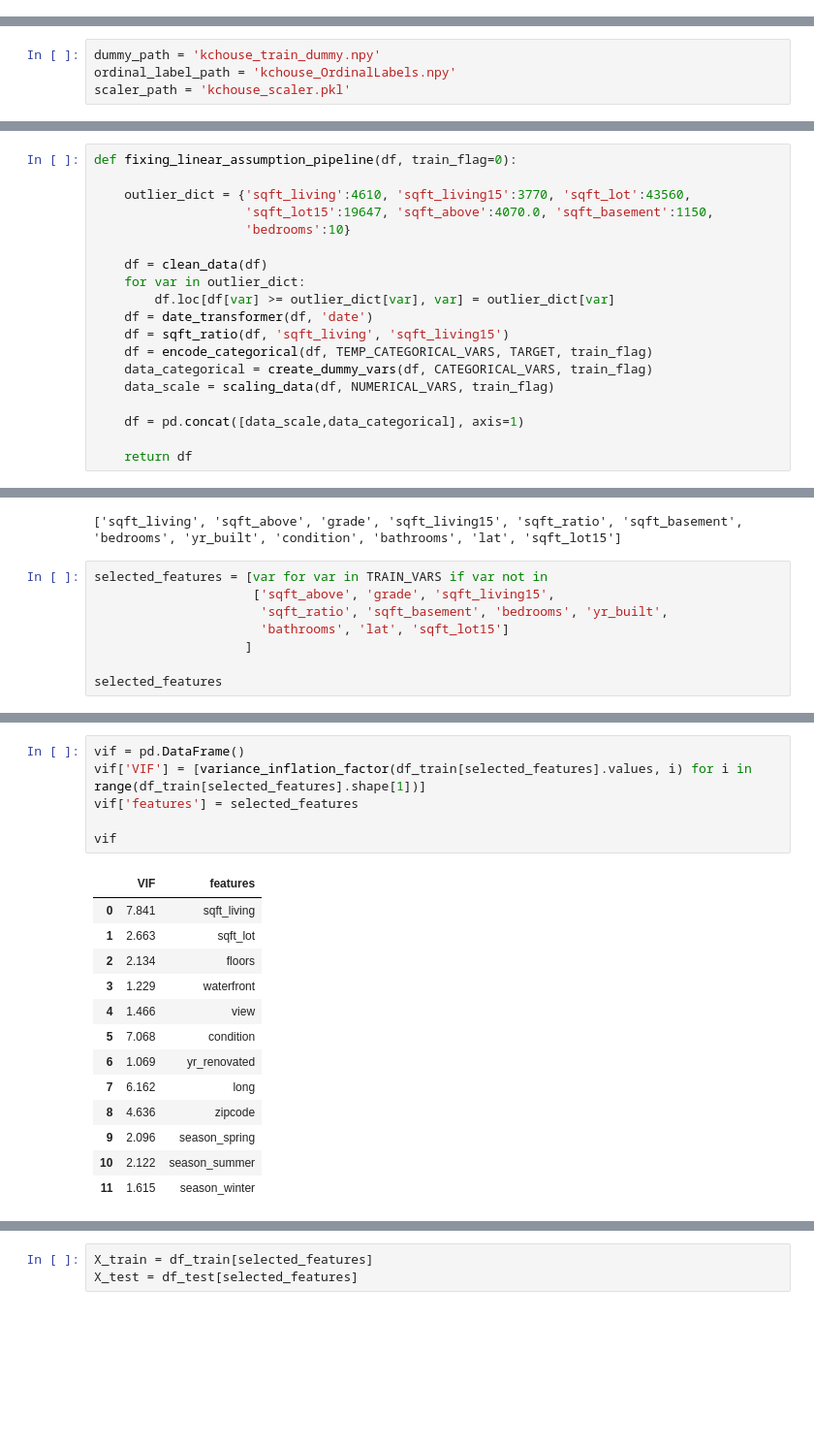
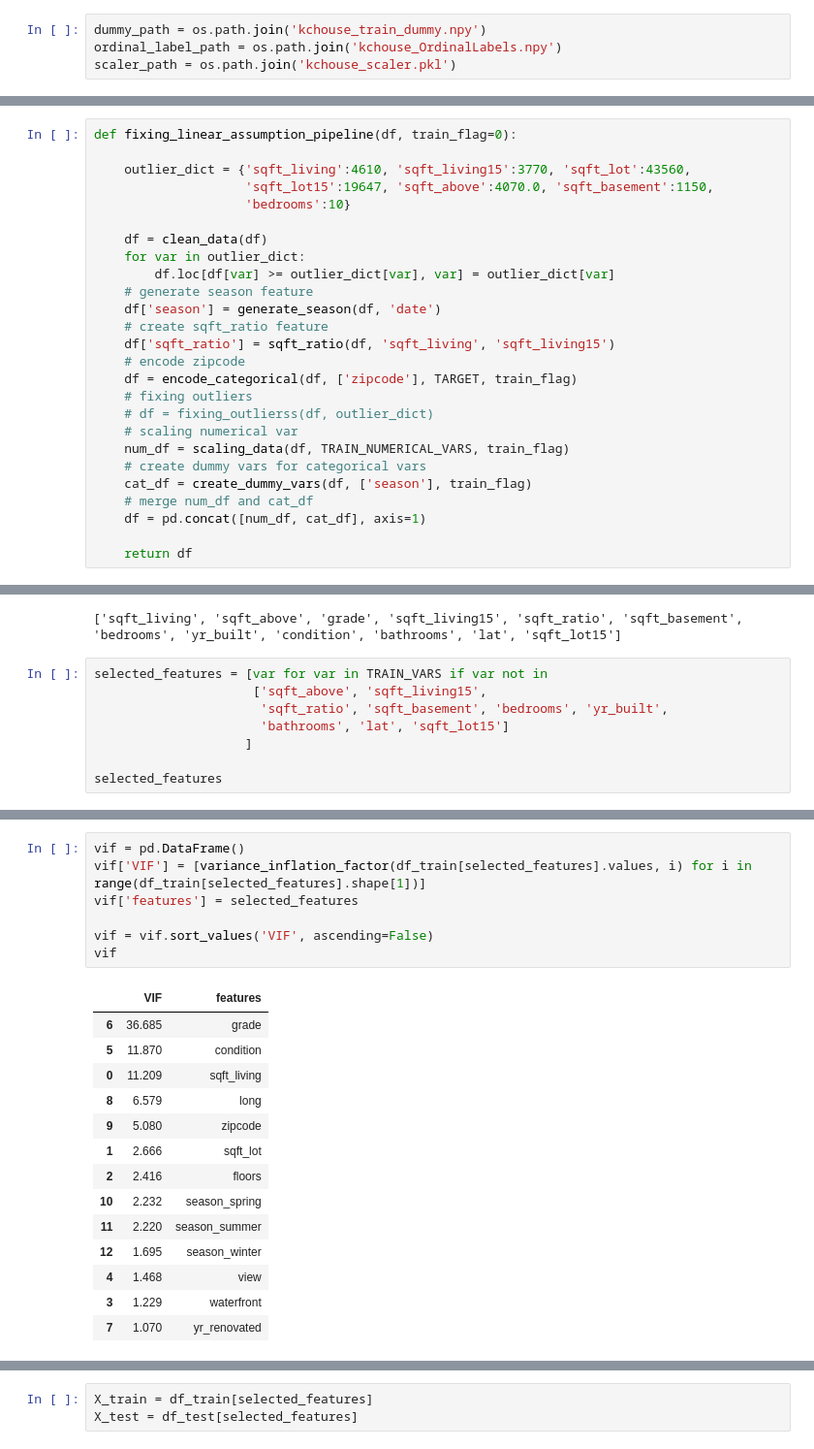
Before and after one commit to ntmai03/DataAnalysisProject, a Jupyter notebook: 01-Regression/01b-Regression-KCHouse-LinearRegressionModel.ipynb, the cells around one changed output, grey strips where cells are left out. Shown at 97% size. Cells and saved outputs as stored; diff of their text form; blank space fills up the shorter version.

```diff
--- a/01-Regression/01b-Regression-KCHouse-LinearRegressionModel.ipynb
+++ b/01-Regression/01b-Regression-KCHouse-LinearRegressionModel.ipynb
@@ -213 +276,5 @@ df.head()
+# %%
+dummy_path = os.path.join('kchouse_train_dummy.npy')
+ordinal_label_path = os.path.join('kchouse_OrdinalLabels.npy')
+scaler_path = os.path.join('kchouse_scaler.pkl')
 # %% [markdown]
@@ -312,4 +331,0 @@ DROP_FEATURES = ['date']
-# %%
-dummy_path = 'kchouse_train_dummy.npy'
-ordinal_label_path = 'kchouse_OrdinalLabels.npy'
-scaler_path = 'kchouse_scaler.pkl'
@@ -960,13 +975,20 @@ def fixing_linear_assumption_pipeline(df, train_flag=0):
     df = clean_data(df)
     for var in outlier_dict:
         df.loc[df[var] >= outlier_dict[var], var] = outlier_dict[var]
-    df = date_transformer(df, 'date')
-    df = sqft_ratio(df, 'sqft_living', 'sqft_living15')
-    df = encode_categorical(df, TEMP_CATEGORICAL_VARS, TARGET, train_flag)
-    data_categorical = create_dummy_vars(df, CATEGORICAL_VARS, train_flag)
-    data_scale = scaling_data(df, NUMERICAL_VARS, train_flag)
-
-    df = pd.concat([data_scale,data_categorical], axis=1)
+    # generate season feature
+    df['season'] = generate_season(df, 'date')
+    # create sqft_ratio feature
+    df['sqft_ratio'] = sqft_ratio(df, 'sqft_living', 'sqft_living15')
+    # encode zipcode
+    df = encode_categorical(df, ['zipcode'], TARGET, train_flag)
+    # fixing outliers
+    # df = fixing_outlierss(df, outlier_dict)
+    # scaling numerical var
+    num_df = scaling_data(df, TRAIN_NUMERICAL_VARS, train_flag)
+    # create dummy vars for categorical vars
+    cat_df = create_dummy_vars(df, ['season'], train_flag)
+    # merge num_df and cat_df
+    df = pd.concat([num_df, cat_df], axis=1)
 
     return df
 # %% [markdown]
@@ -1100,7 +1120,7 @@ print(selected_features)
 ['sqft_living', 'sqft_above', 'grade', 'sqft_living15', 'sqft_ratio', 'sqft_basement', 'bedrooms', 'yr_built', 'condition', 'bathrooms', 'lat', 'sqft_lot15']
 # %%
 selected_features = [var for var in TRAIN_VARS if var not in
-                     ['sqft_above', 'grade', 'sqft_living15',
+                     ['sqft_above', 'sqft_living15',
                       'sqft_ratio', 'sqft_basement', 'bedrooms', 'yr_built',
                       'bathrooms', 'lat', 'sqft_lot15']
                     ]
@@ -1122,23 +1143,25 @@ selected_features
 # %%
 vif = pd.DataFrame()
 vif['VIF'] = [variance_inflation_factor(df_train[selected_features].values, i) for i in range(df_train[selected_features].shape[1])]
 vif['features'] = selected_features
 
+vif = vif.sort_values('VIF', ascending=False)
 vif
 # %% [output]
 |  | VIF | features |
-| 0 | 7.841 | sqft_living |
-| 1 | 2.663 | sqft_lot |
-| 2 | 2.134 | floors |
+| 6 | 36.685 | grade |
+| 5 | 11.870 | condition |
+| 0 | 11.209 | sqft_living |
+| 8 | 6.579 | long |
+| 9 | 5.080 | zipcode |
+| 1 | 2.666 | sqft_lot |
+| 2 | 2.416 | floors |
+| 10 | 2.232 | season_spring |
+| 11 | 2.220 | season_summer |
+| 12 | 1.695 | season_winter |
+| 4 | 1.468 | view |
 | 3 | 1.229 | waterfront |
-| 4 | 1.466 | view |
-| 5 | 7.068 | condition |
-| 6 | 1.069 | yr_renovated |
-| 7 | 6.162 | long |
-| 8 | 4.636 | zipcode |
-| 9 | 2.096 | season_spring |
-| 10 | 2.122 | season_summer |
-| 11 | 1.615 | season_winter |
+| 7 | 1.070 | yr_renovated |
 # %% [markdown]
 ---
 ---
```
Also changed, not shown: parts of 74 cells of this notebook, 3 other files.
